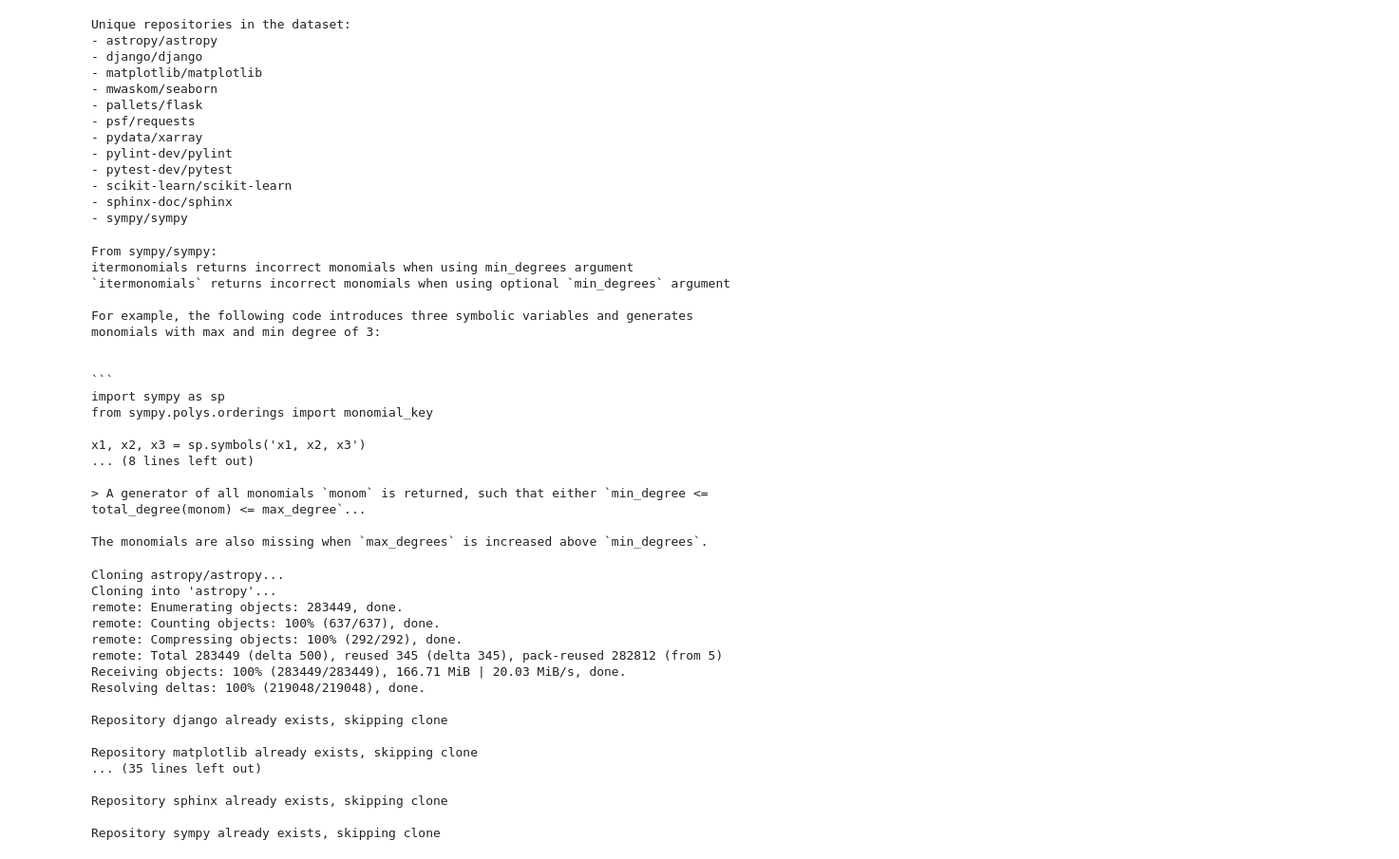
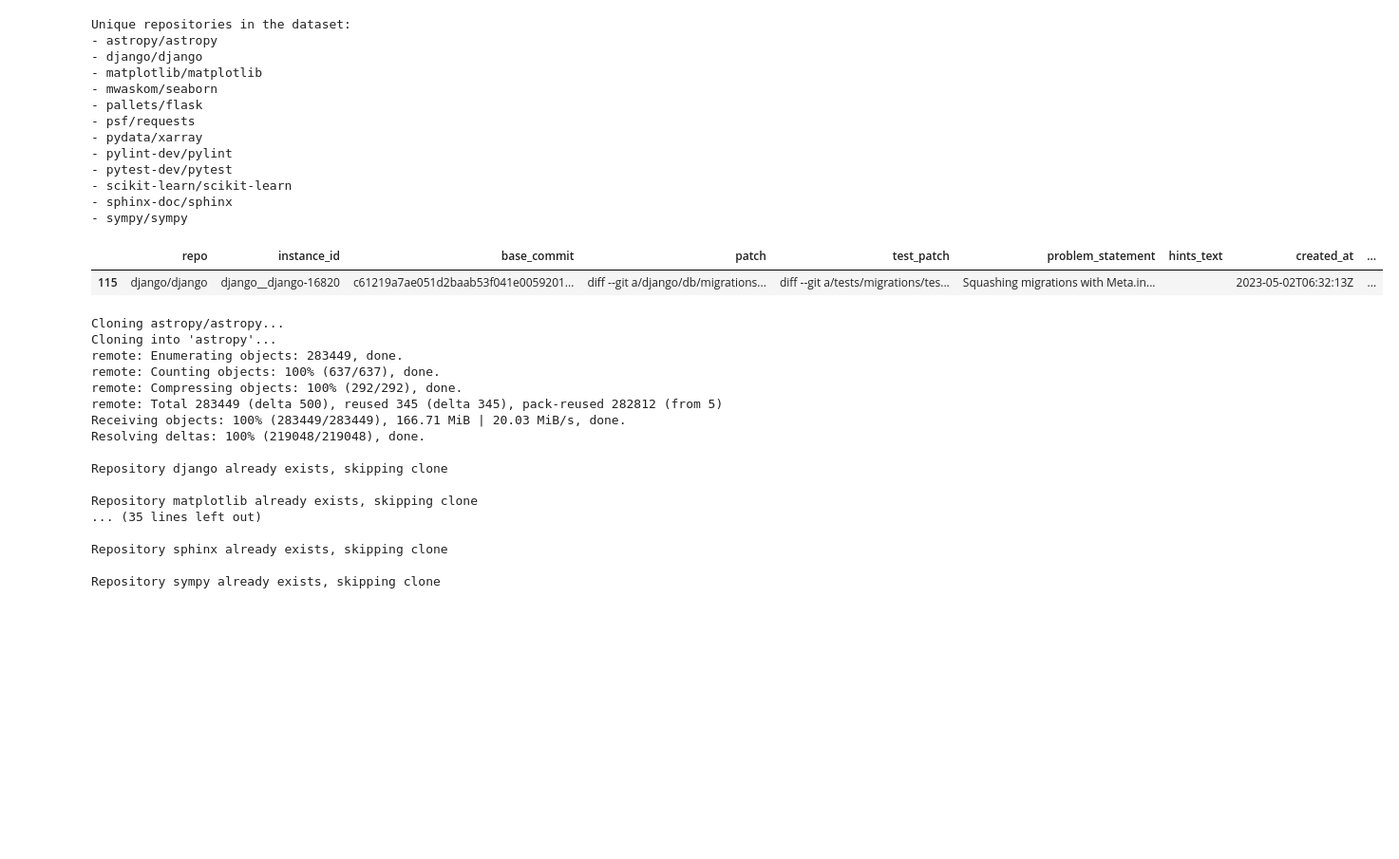
Before and after one commit to aidando73/hello-swe-bench, a Jupyter notebook: hello.ipynb, the cells around one changed output. Shown at 95% size. Drawn from its saved outputs; the diff is of its cells as text; code cells hidden in the pictures; blank space fills up the shorter version.

````diff
--- a/hello.ipynb
+++ b/hello.ipynb
@@ -34,27 +34,15 @@ Unique repositories in the dataset:
 - sympy/sympy
 # %%
 # Sample a few problem statements
-sample_rows = df.sample(n=1)
-print(f"From {sample_rows.iloc[0]['repo']}:")
-print(sample_rows.iloc[0]['problem_statement'])
+# sample_rows = df.sample(n=1)
+# print(f"From {sample_rows.iloc[0]['repo']}:")
+# print(sample_rows.iloc[0]['problem_statement'])
+instance_id = "django__django-16820"
+sample_rows = df[df['instance_id'] == instance_id]
+sample_rows
 # %% [output]
-From sympy/sympy:
-itermonomials returns incorrect monomials when using min_degrees argument
-`itermonomials` returns incorrect monomials when using optional `min_degrees` argument
-
-For example, the following code introduces three symbolic variables and generates monomials with max and min degree of 3:
-
-
-```
-import sympy as sp
-from sympy.polys.orderings import monomial_key
-
-x1, x2, x3 = sp.symbols('x1, x2, x3')
-... (8 lines left out)
-
-> A generator of all monomials `monom` is returned, such that either `min_degree <= total_degree(monom) <= max_degree`...
-
-The monomials are also missing when `max_degrees` is increased above `min_degrees`.
+|  | repo | instance_id | base_commit | patch | test_patch | problem_statement | hints_text | created_at | ... |
+| 115 | django/django | django__django-16820 | c61219a7ae051d2baab53f041e0059201... | diff --git a/django/db/migrations... | diff --git a/tests/migrations/tes... | Squashing migrations with Meta.in... |  | 2023-05-02T06:32:13Z | ... |
 # %%
 sample_rows = df.sample(n=1)
 repo = sample_rows.iloc[0]['repo']
````
Also changed, not shown: parts of 2 cells of this notebook.
